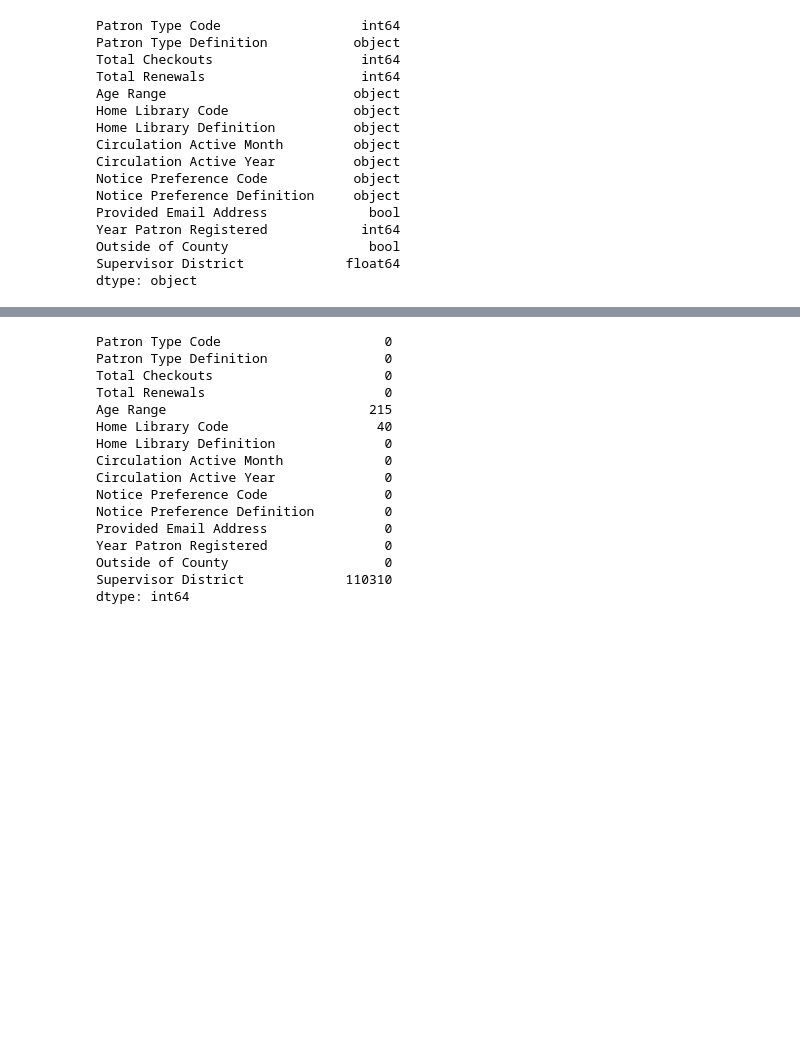
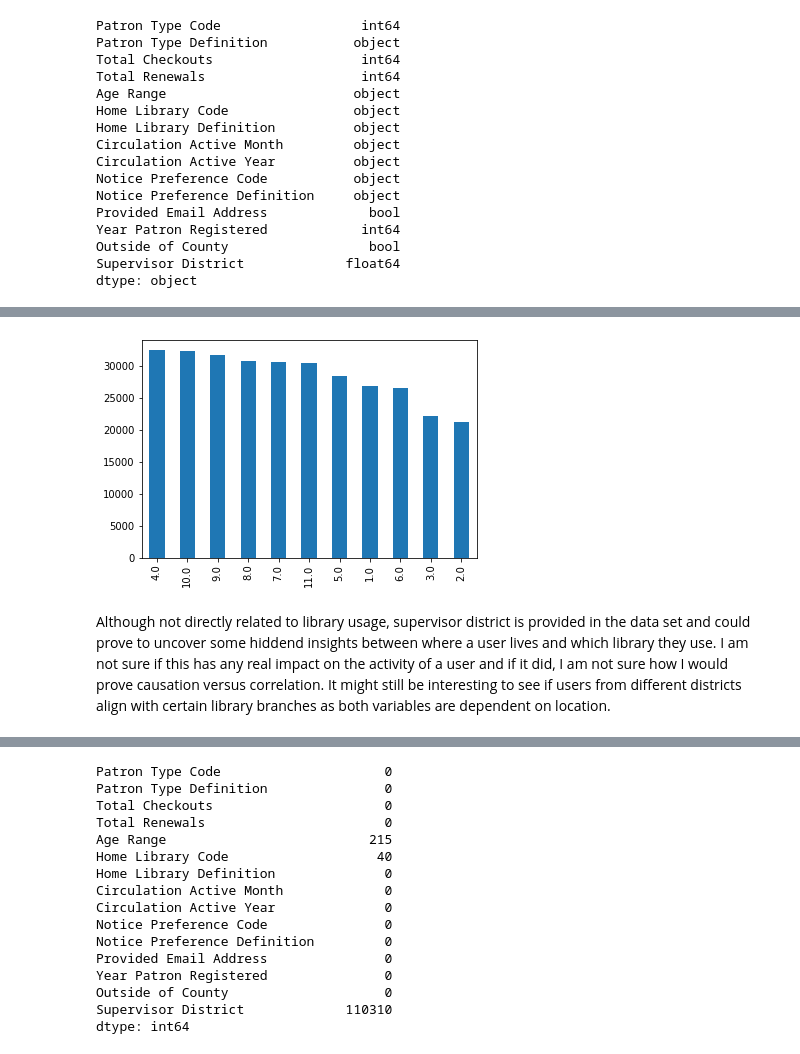
Before and after one commit to arispeaks/SFLibrary, a Jupyter notebook: SF_Library_Project.ipynb, the cells around one changed output, grey strips where cells are left out. Saved outputs shown, nothing was run; the diff lists cells and outputs as text; code cells hidden in the pictures; blank space fills up the shorter version.

```diff
--- a/SF_Library_Project.ipynb
+++ b/SF_Library_Project.ipynb
@@ -67,0 +101,6 @@ df.describe()
+# %%
+df['Supervisor District'].value_counts().plot(kind = 'bar');
+# %% [output]
+[figure, added]
+# %% [markdown]
+Although not directly related to library usage, supervisor district is provided in the data set and could prove to uncover some hiddend insights between where a user lives and which library they use. I am not sure if this has any real impact on the activity of a user and if it did, I am not sure how I would prove causation versus correlation. It might still be interesting to see if users from different districts align with certain library branches as both variables are dependent on location.
```
Also changed, not shown: parts of 43 cells of this notebook.
